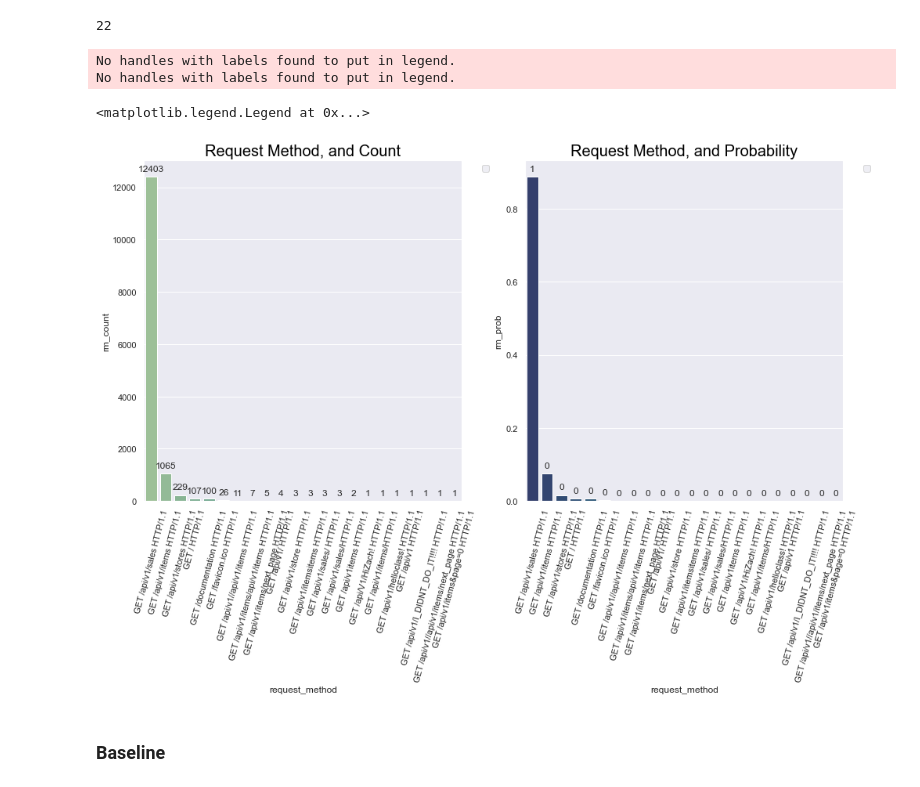
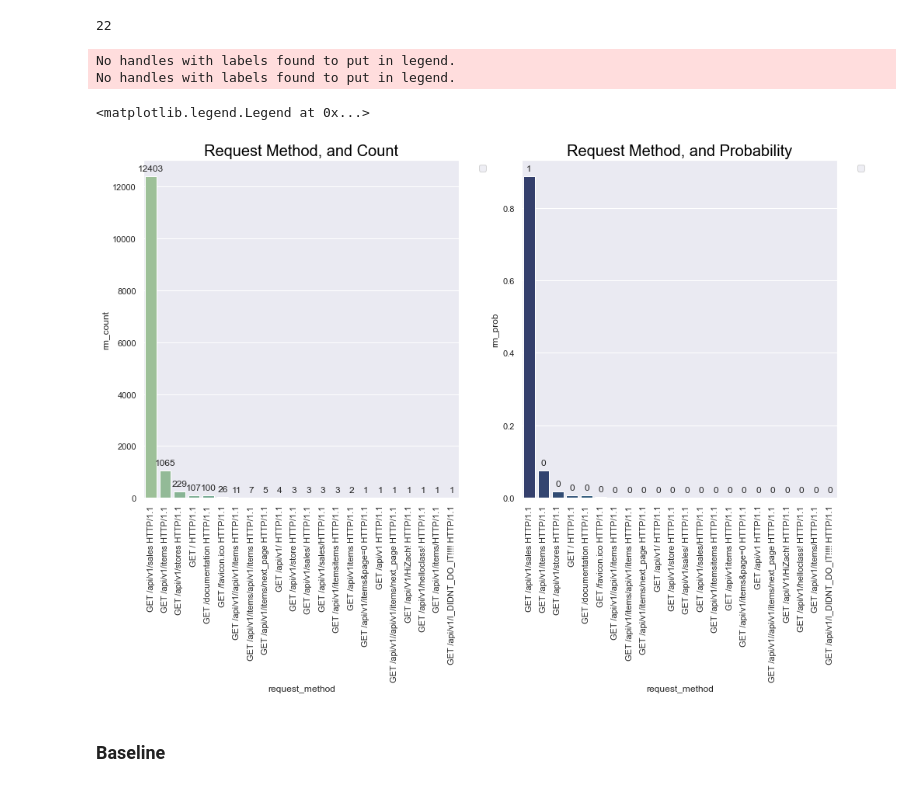
Before and after one commit to CaitlynCarney/anomaly-detection-exercises, a Jupyter notebook: discrete_prob_exercises.ipynb, the cells around one changed output. Drawn from its saved outputs; the diff is of its cells as text; code cells hidden in the pictures.

```diff
--- a/discrete_prob_exercises.ipynb
+++ b/discrete_prob_exercises.ipynb
@@ -295,36 +295,36 @@ len(rm_df)
 plt.subplots(1, 2, figsize=(16,8), sharey=True)
 sns.set(style="darkgrid")
 
 plt.subplot(1,2,1)
 plt.title("Request Method, and Count", size=20, color='black')
 splot = sns.barplot(data=rm_df, x = 'request_method', y = 'rm_count',
                     ci = None, palette='crest')
 for p in splot.patches:
     splot.annotate(format(p.get_height(), '.0f'),
                    (p.get_x() + p.get_width() / 2., p.get_height()),
                    ha = 'center', va = 'center', xytext = (0, 10),
                    textcoords = 'offset points'
                    )
-    plt.xticks(rotation=75)
+    plt.xticks(rotation='vertical')
 plt.legend(bbox_to_anchor=(1.05, 1.0), loc='upper left')
 
 plt.subplot(1,2,2)
 plt.title("Request Method, and Probability", size=20, color='black')
 splot = sns.barplot(data=rm_df, x = 'request_method', y = 'rm_prob',
                     ci = None, palette='crest_r')
 for p in splot.patches:
     splot.annotate(format(p.get_height(), '.0f'),
                    (p.get_x() + p.get_width() / 2., p.get_height()),
                    ha = 'center', va = 'center', xytext = (0, 10),
                    textcoords = 'offset points'
                    )
-    plt.xticks(rotation=75)
+    plt.xticks(rotation='vertical')
 plt.legend(bbox_to_anchor=(1.05, 1.0), loc='upper left')
 # %% [output]
 No handles with labels found to put in legend.
 No handles with labels found to put in legend.
 <matplotlib.legend.Legend at 0x...>
-[figure, old version]
+[figure, new version]
 # %% [markdown]
 ### Baseline
 # %% [markdown]
```
Also changed, not shown: parts of 3 cells of this notebook.
